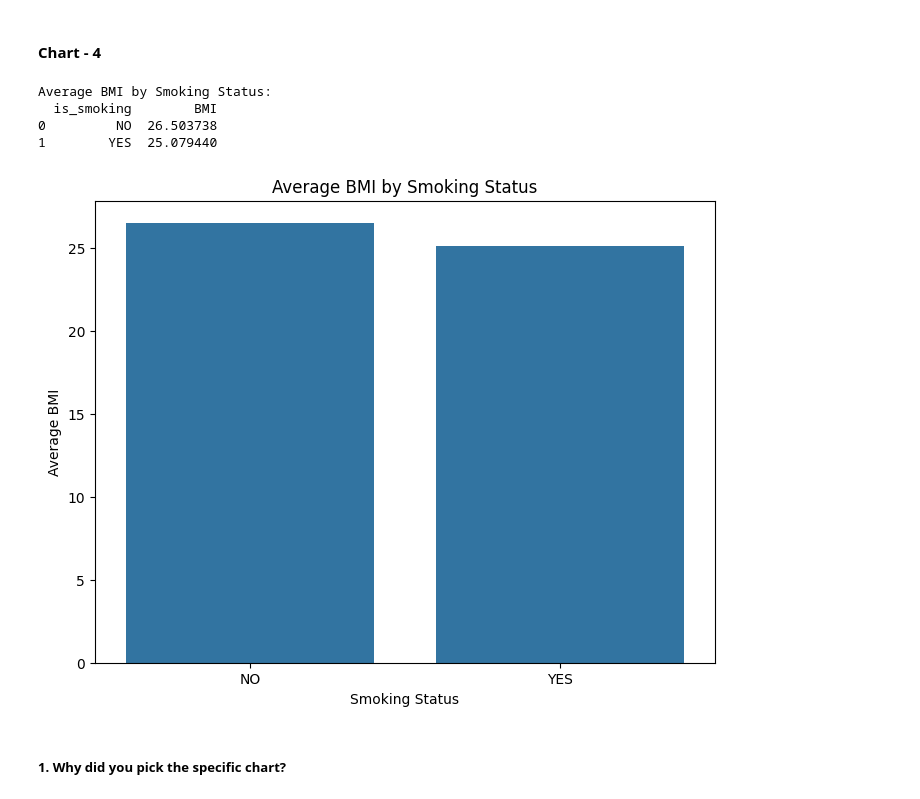
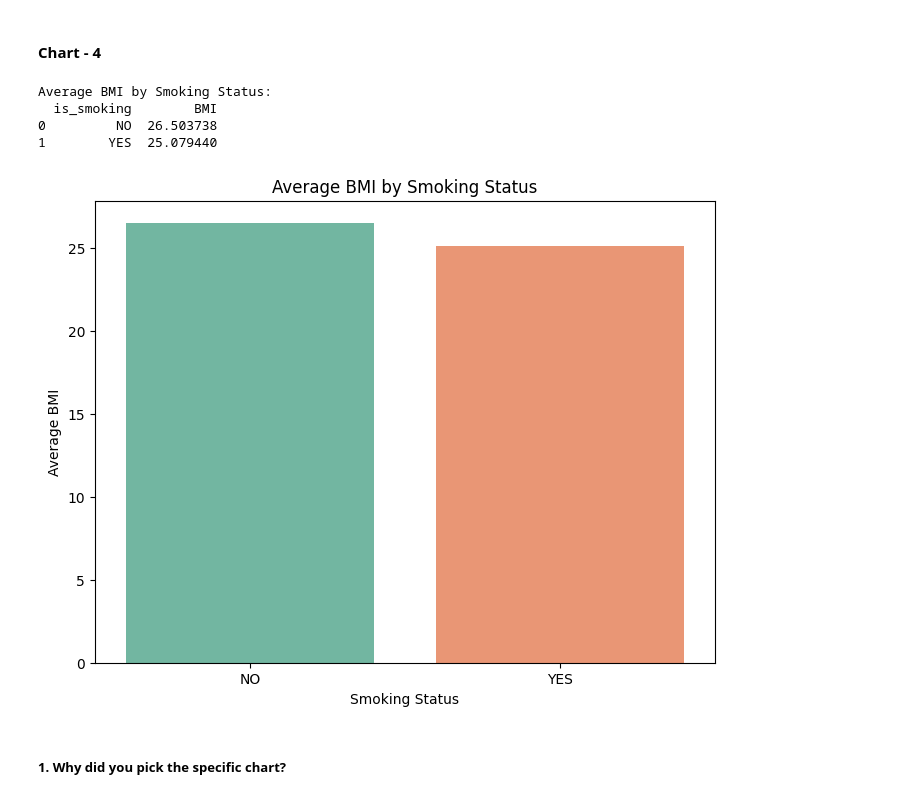
Before and after one commit to akshat-diwan/Classification_Project, a Jupyter notebook: Cardiovascular_Risk_Prediction.ipynb, the cells around one changed output. Cells and saved outputs as stored; diff of their text form; code cells hidden in the pictures.

```diff
--- a/Cardiovascular_Risk_Prediction.ipynb
+++ b/Cardiovascular_Risk_Prediction.ipynb
@@ -412,25 +398,25 @@ If the data indicates that smokers have higher average cholesterol, this insight
 # %%
 # prompt: avg bmi with respect to smoking yes and no
 
 import matplotlib.pyplot as plt
 # Average BMI by Smoking Status
 bmi_smoking = df.groupby('is_smoking')['BMI'].mean().reset_index()
 print("\nAverage BMI by Smoking Status:")
 print(bmi_smoking)
 
 # Chart visualization code
 plt.figure(figsize=(8, 6))
-sns.barplot(x='is_smoking', y='BMI', data=bmi_smoking)
+sns.barplot(x='is_smoking', y='BMI', data=bmi_smoking, palette = 'Set2')
 plt.title('Average BMI by Smoking Status')
 plt.xlabel('Smoking Status')
 plt.ylabel('Average BMI')
 plt.show()
 # %% [output]
 Average BMI by Smoking Status:
   is_smoking        BMI
 0         NO  26.503738
 1        YES  25.079440
-[figure, old version]
+[figure, new version]
 # %% [markdown]
 ##### 1. Why did you pick the specific chart?
 # %% [markdown]
```
Also changed, not shown: parts of 76 cells of this notebook.
